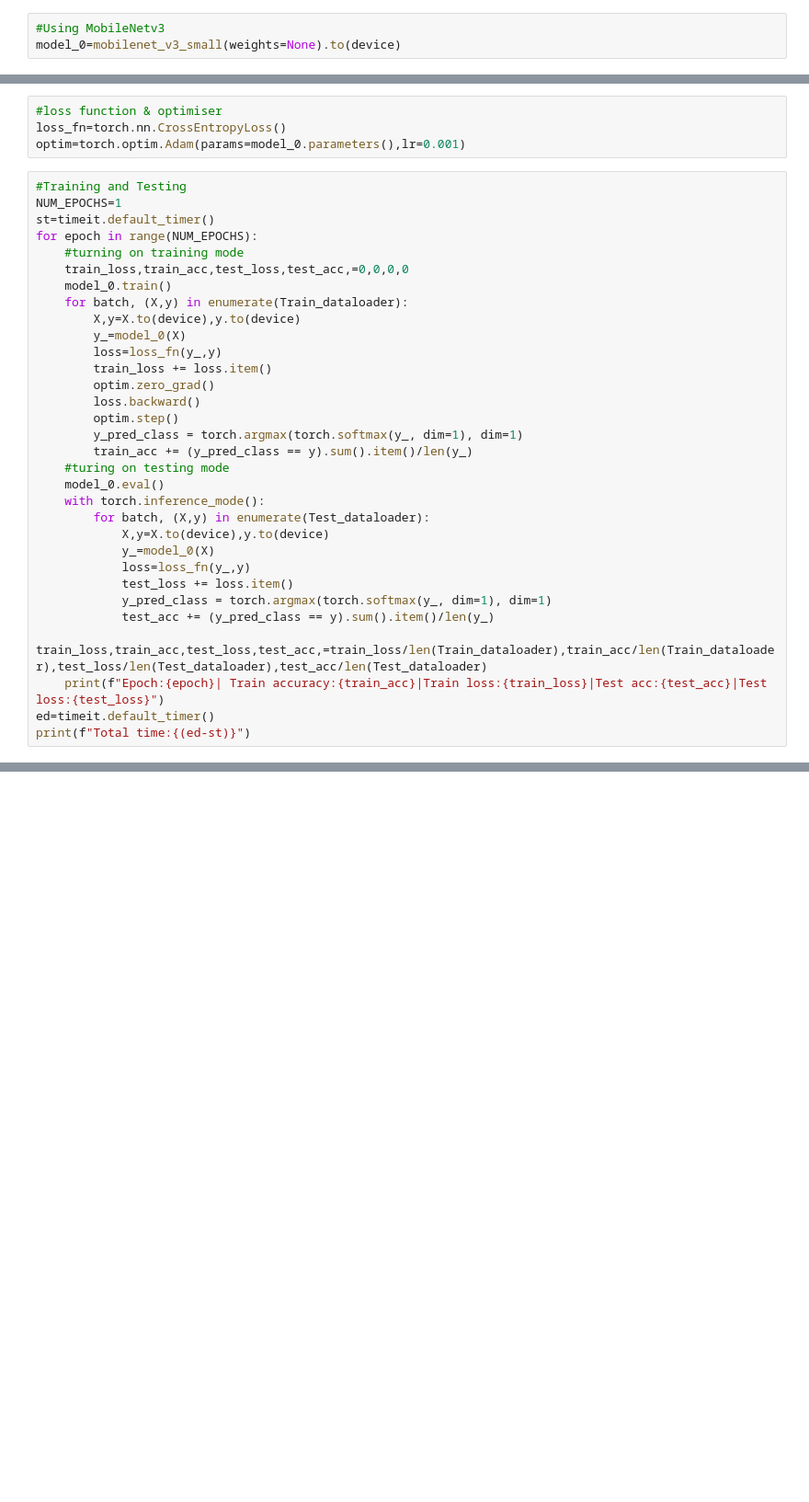
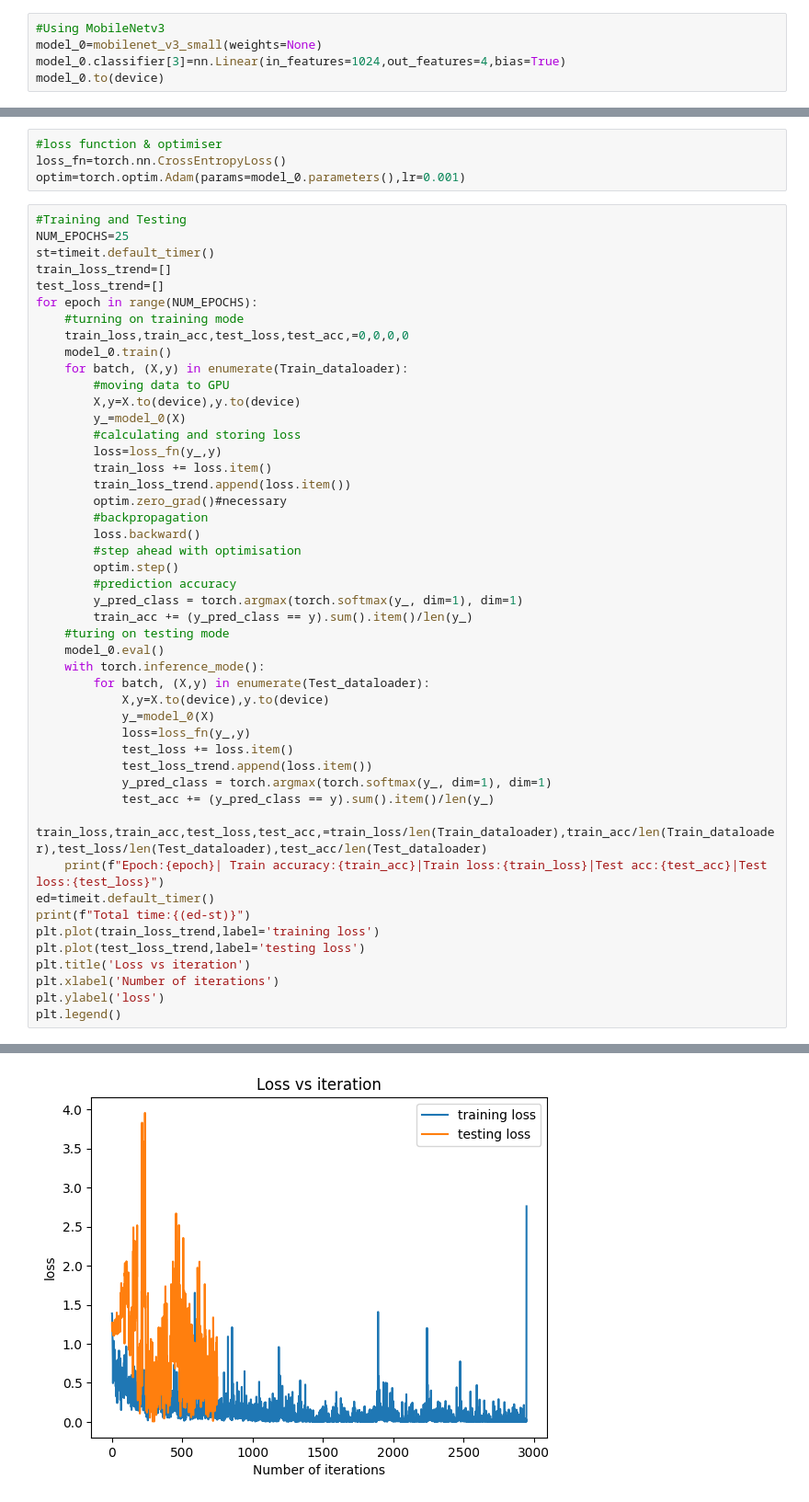
Before and after one commit to sudipniser/ML-Project-SR, a Jupyter notebook: Sudip_mobilnet.ipynb, the cells around one changed output, grey strips where cells are left out. Shown at 92% size. Saved outputs shown, nothing was run; the diff lists cells and outputs as text; blank space fills up the shorter version.

```diff
--- a/Sudip_mobilnet.ipynb
+++ b/Sudip_mobilnet.ipynb
@@ -42,4 +42,6 @@ Train_dataloader=DataLoader(train_data,Batch_size,shuffle=True)
 Test_dataloader=DataLoader(test_data,Batch_size,shuffle=True)
 # %%
 #Using MobileNetv3
-model_0=mobilenet_v3_small(weights=None).to(device)
+model_0=mobilenet_v3_small(weights=None)
+model_0.classifier[3]=nn.Linear(in_features=1024,out_features=4,bias=True)
+model_0.to(device)
@@ -49,20 +69,28 @@ loss_fn=torch.nn.CrossEntropyLoss()
 optim=torch.optim.Adam(params=model_0.parameters(),lr=0.001)
 # %%
 #Training and Testing
-NUM_EPOCHS=1
+NUM_EPOCHS=25
 st=timeit.default_timer()
+train_loss_trend=[]
+test_loss_trend=[]
 for epoch in range(NUM_EPOCHS):
     #turning on training mode
     train_loss,train_acc,test_loss,test_acc,=0,0,0,0
     model_0.train()
     for batch, (X,y) in enumerate(Train_dataloader):
+        #moving data to GPU
         X,y=X.to(device),y.to(device)
         y_=model_0(X)
+        #calculating and storing loss
         loss=loss_fn(y_,y)
         train_loss += loss.item()
-        optim.zero_grad()
+        train_loss_trend.append(loss.item())
+        optim.zero_grad()#necessary
+        #backpropagation
         loss.backward()
+        #step ahead with optimisation
         optim.step()
+        #prediction accuracy
         y_pred_class = torch.argmax(torch.softmax(y_, dim=1), dim=1)
         train_acc += (y_pred_class == y).sum().item()/len(y_)
     #turing on testing mode
@@ -73,10 +101,17 @@ for epoch in range(NUM_EPOCHS):
             y_=model_0(X)
             loss=loss_fn(y_,y)
             test_loss += loss.item()
+            test_loss_trend.append(loss.item())
             y_pred_class = torch.argmax(torch.softmax(y_, dim=1), dim=1)
             test_acc += (y_pred_class == y).sum().item()/len(y_)
     train_loss,train_acc,test_loss,test_acc,=train_loss/len(Train_dataloader),train_acc/len(Train_dataloader),test_loss/len(Test_dataloader),test_acc/len(Test_dataloader)
     print(f"Epoch:{epoch}| Train accuracy:{train_acc}|Train loss:{train_loss}|Test acc:{test_acc}|Test loss:{test_loss}")
 ed=timeit.default_timer()
 print(f"Total time:{(ed-st)}")
+plt.plot(train_loss_trend,label='training loss')
+plt.plot(test_loss_trend,label='testing loss')
+plt.title('Loss vs iteration')
+plt.xlabel('Number of iterations')
+plt.ylabel('loss')
+plt.legend()
 # %% [output]
@@ -84,0 +136 @@ Total time:30.055196900008013
+[figure, added]
```
Also changed, not shown: parts of 5 cells of this notebook, 1 other file.
